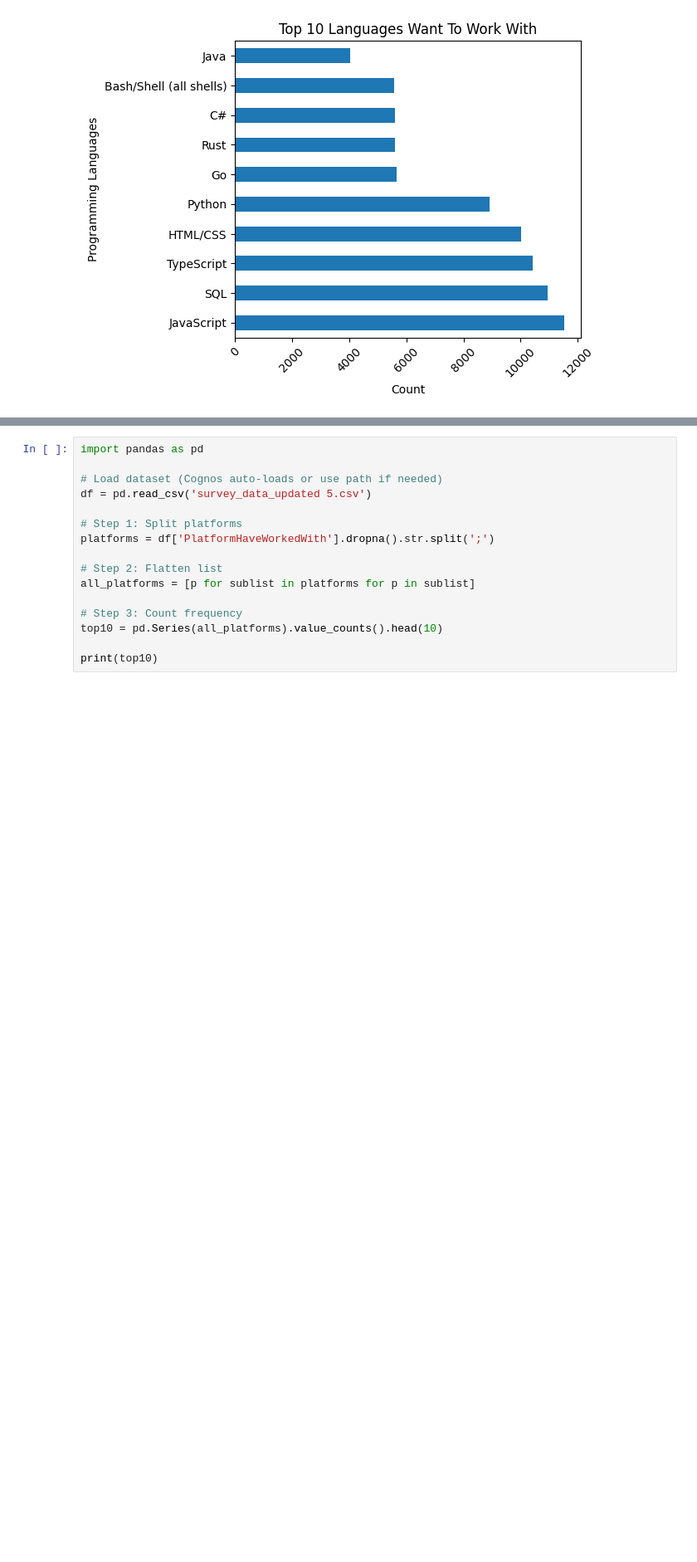
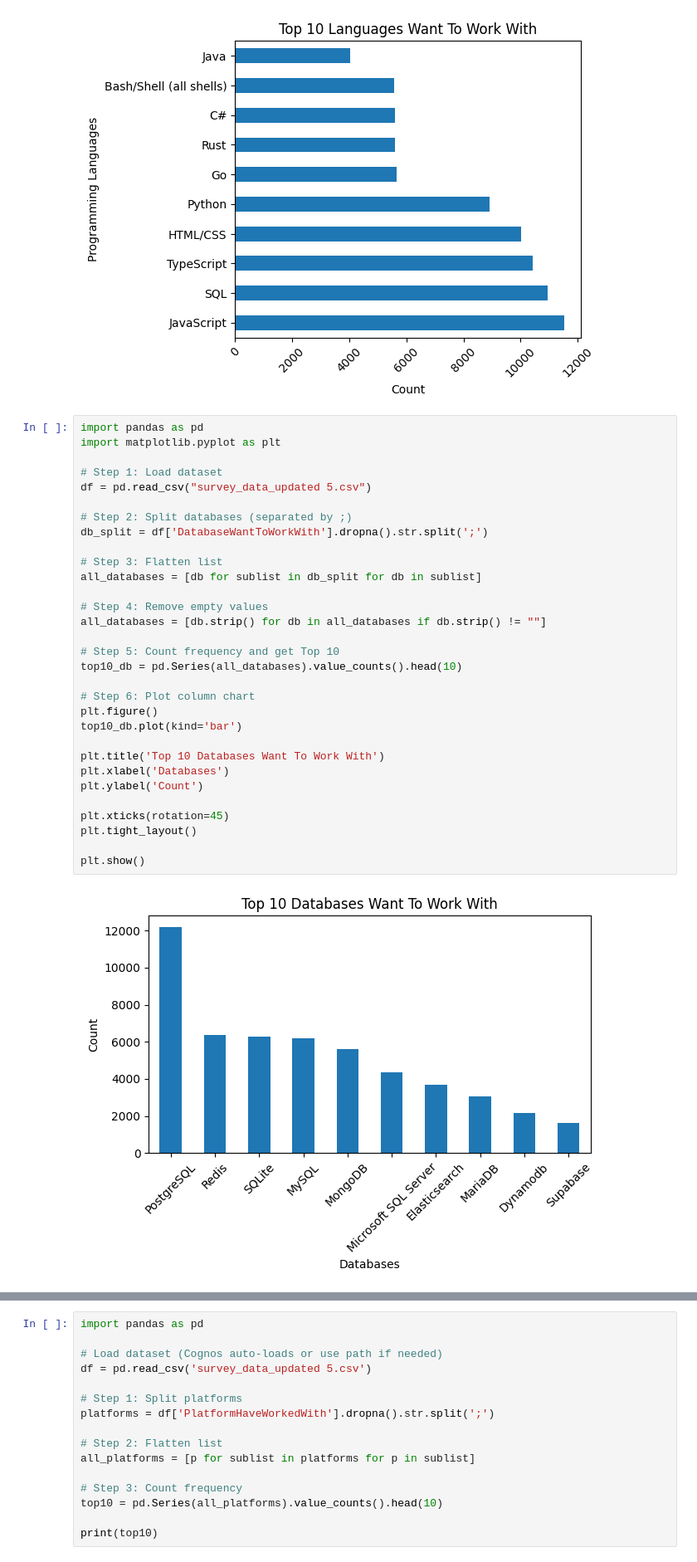
Before and after one commit to Sumant-crty/IBM-Data-Analyst-Capstone-Project, a Jupyter notebook: CleanedSurveyDataGenerate.ipynb, the cells around one changed output, grey strips where cells are left out. Shown at 83% size. Drawn from its saved outputs; the diff is of its cells as text; blank space fills up the shorter version.

```diff
--- a/CleanedSurveyDataGenerate.ipynb
+++ b/CleanedSurveyDataGenerate.ipynb
@@ -173,3 +173,36 @@ plt.tight_layout()
 plt.show()
 # %% [output]
 [figure]
+# %%
+import pandas as pd
+import matplotlib.pyplot as plt
+
+# Step 1: Load dataset
+df = pd.read_csv("survey_data_updated 5.csv")
+
+# Step 2: Split databases (separated by ;)
+db_split = df['DatabaseWantToWorkWith'].dropna().str.split(';')
+
+# Step 3: Flatten list
+all_databases = [db for sublist in db_split for db in sublist]
+
+# Step 4: Remove empty values
+all_databases = [db.strip() for db in all_databases if db.strip() != ""]
+
+# Step 5: Count frequency and get Top 10
+top10_db = pd.Series(all_databases).value_counts().head(10)
+
+# Step 6: Plot column chart
+plt.figure()
+top10_db.plot(kind='bar')
+
+plt.title('Top 10 Databases Want To Work With')
+plt.xlabel('Databases')
+plt.ylabel('Count')
+
+plt.xticks(rotation=45)
+plt.tight_layout()
+
+plt.show()
+# %% [output]
+[figure, added]
```
Also changed, not shown: parts of 4 cells of this notebook.
